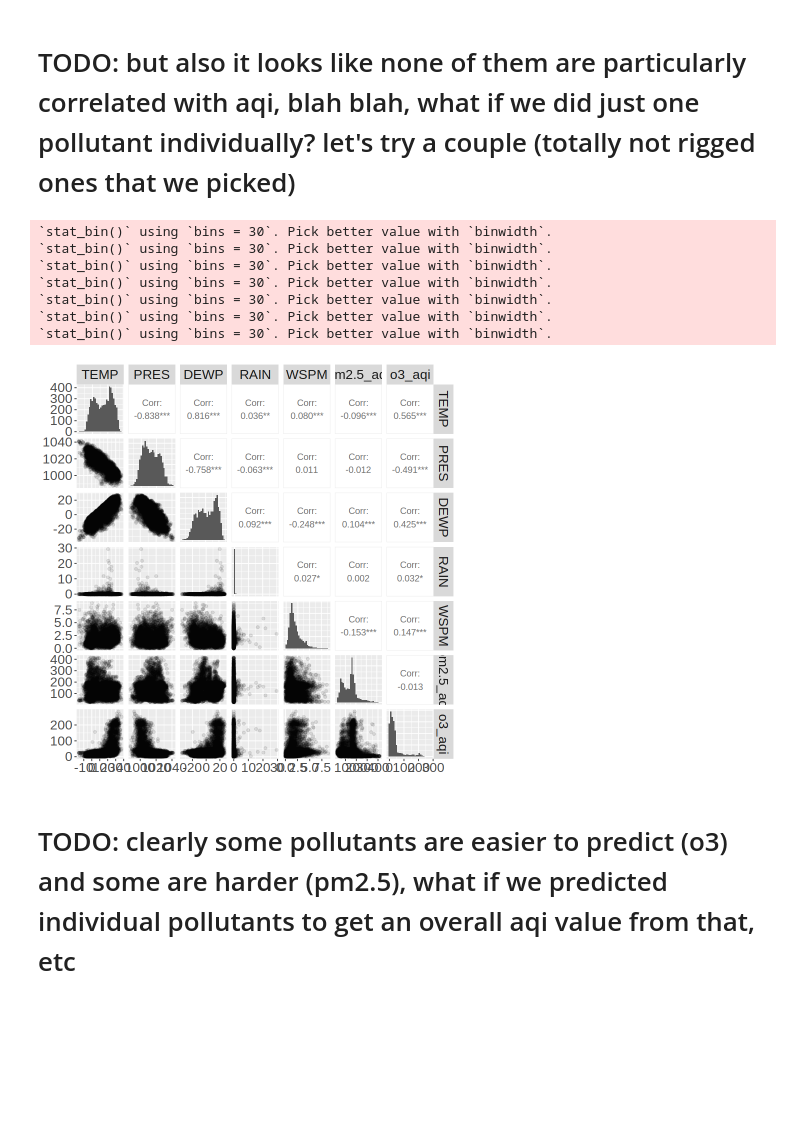
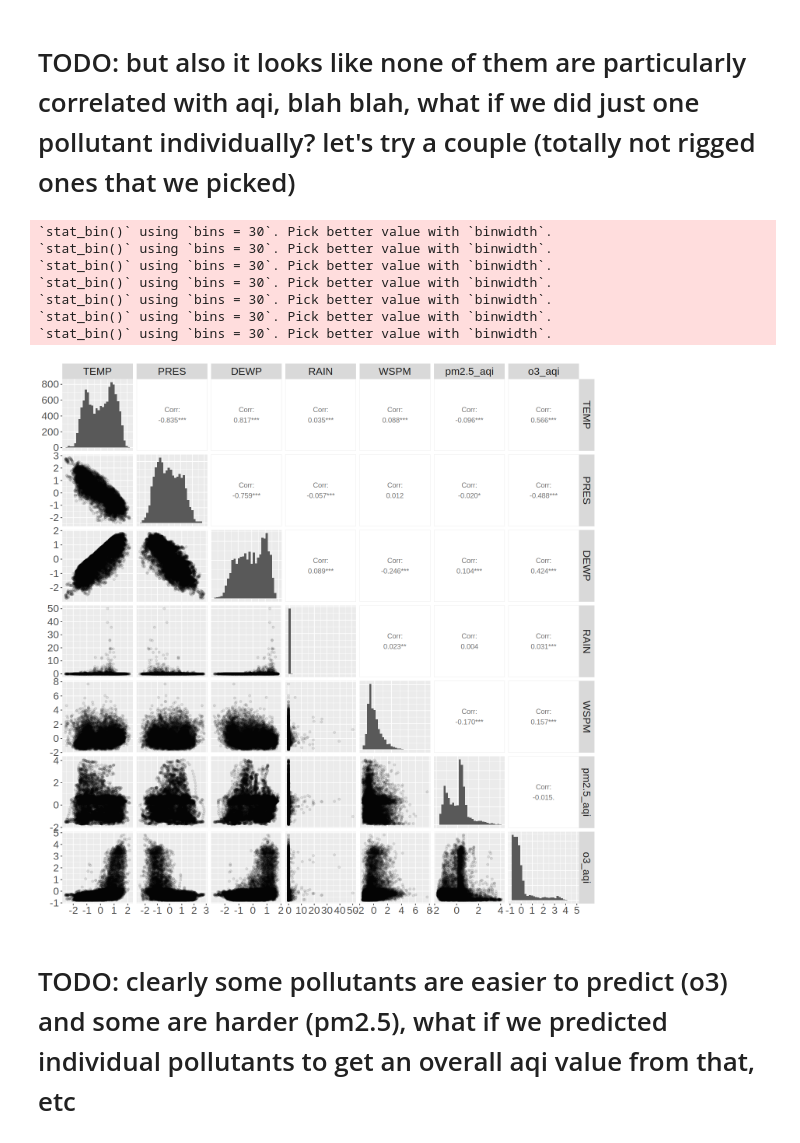
Before and after one commit to DonkeyBlaster/dsci-100-2023w1-group43, a Jupyter notebook: Report.ipynb, the cells around one changed output. Cells and saved outputs as stored; diff of their text form; code cells hidden in the pictures; blank space fills up the shorter version.

```diff
--- a/Report.ipynb
+++ b/Report.ipynb
@@ -288,23 +260,24 @@ Traceback:
 # TODO: but also it looks like none of them are particularly correlated with aqi, blah blah, what if we did just one pollutant individually? let's try a couple (totally not rigged ones that we picked)
 # %%
 aqd_pairplot <- aqd_train |>
-    filter(hour %% 2 == 0) |>  # Get every fourth point, keeping all the points is way too many and this ensures we don't lose too much data throughout a single day
-    # (also my kernel keeps dying)
-    select(TEMP:WSPM, pm2.5_aqi, o3_aqi)
+    select(TEMP:WSPM, pm2.5_aqi, o3_aqi) |>
+    na.omit() |>
+    scale() |>
+    as.data.frame()
 ggpairs(aqd_pairplot,
         lower = list(continuous = wrap('points', alpha = 0.1)),
         diag = list(continuous = "barDiag")
     ) +
     theme(text = element_text(size = 20))
 # %% [output]
 `stat_bin()` using `bins = 30`. Pick better value with `binwidth`.
 `stat_bin()` using `bins = 30`. Pick better value with `binwidth`.
 `stat_bin()` using `bins = 30`. Pick better value with `binwidth`.
 `stat_bin()` using `bins = 30`. Pick better value with `binwidth`.
 `stat_bin()` using `bins = 30`. Pick better value with `binwidth`.
 `stat_bin()` using `bins = 30`. Pick better value with `binwidth`.
 `stat_bin()` using `bins = 30`. Pick better value with `binwidth`.
-[figure, old version]
+[figure, new version]
 # %% [markdown]
 # TODO: clearly some pollutants are easier to predict (o3) and some are harder (pm2.5), what if we predicted individual pollutants to get an overall aqi value from that, etc
 # %% [markdown]
```
Also changed, not shown: parts of 3 cells of this notebook.
